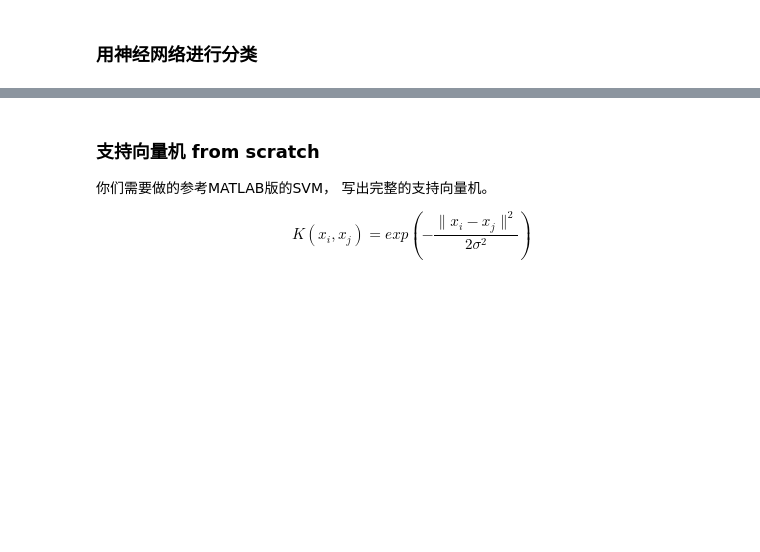
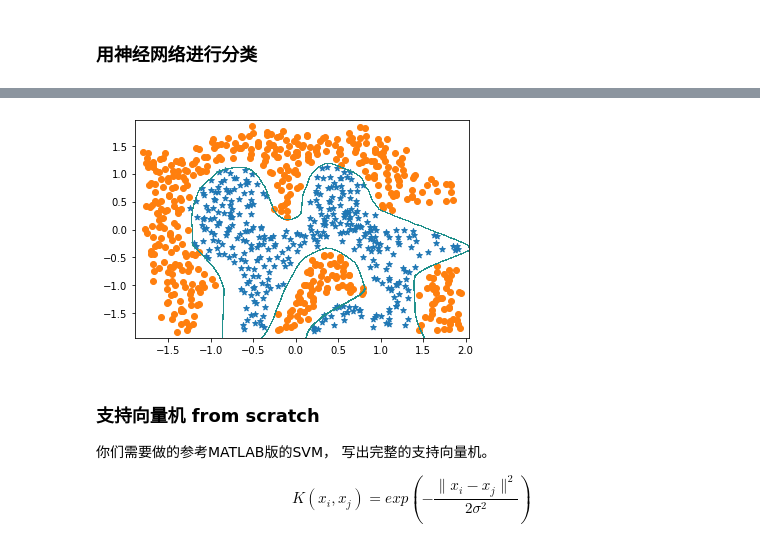
Before and after one commit to bi9potato/ML, a Jupyter notebook: 机器学习实验之支持向量机.ipynb, the cells around one changed output, grey strips where cells are left out. Cells and saved outputs as stored; diff of their text form; code cells hidden in the pictures; blank space fills up the shorter version.

```diff
--- a/机器学习实验之支持向量机.ipynb
+++ b/机器学习实验之支持向量机.ipynb
@@ -80,5 +92,8 @@ plt.scatter(Xneg[:,0], Xneg[:, 1])
 ### 用神经网络进行分类
 # %%
 model = tf.keras.Sequential([
-
+    tf.keras.layers.Dense(64, input_shape=(2, ), activation='relu'),
+    tf.keras.layers.Dense(128, activation='relu'),
+#     tf.keras.layers.Dense(128, activation='relu'),
+    tf.keras.layers.Dense(1, activation='sigmoid')
 ])
@@ -84,0 +106,6 @@ model = tf.keras.Sequential([
+# %%
+model.compile(optimizer='RMSprop',
+              loss='binary_crossentropy',
+              metrics=['accuracy'])
+# %%
+model.fit(X, y, epochs=100)
@@ -85,3 +131,25 @@ model = tf.keras.Sequential([
+# %%
+def myplot2(X, y, model):
+    tx = np.linspace(np.min(X[:, 0]) - 0.1, np.max(X[:, 0]) + 0.1)
+    ty = np.linspace(np.min(X[:, 1]) - 0.1, np.max(X[:, 1]) + 0.1)
+    tx, ty = np.meshgrid(tx, ty)
+    shape = np.shape(tx)
+    tx = tx.reshape(-1)
+    ty = ty.reshape(-1)
+    txy = np.c_[tx, ty]
+    Z = model.predict(txy)
+    X1 = X[y == 0]
+    X2 = X[y == 1]
+    plt.scatter(X1[:, 0], X1[:, 1], marker='*')
+    plt.scatter(X2[:, 0], X2[:, 1], marker='o')
+    tx = np.reshape(tx, shape)
+    ty = np.reshape(ty, shape)
+    Z =  np.reshape(Z,  shape)
+    plt.contourf(tx, ty, Z, [0.49, 0.51])
+# %%
+myplot2(X, y, model)
+# %% [output]
+[figure, added]
 # %% [markdown]
 ### 支持向量机 from scratch
 
```
Also changed, not shown: parts of 7 cells of this notebook, 3 other files.
